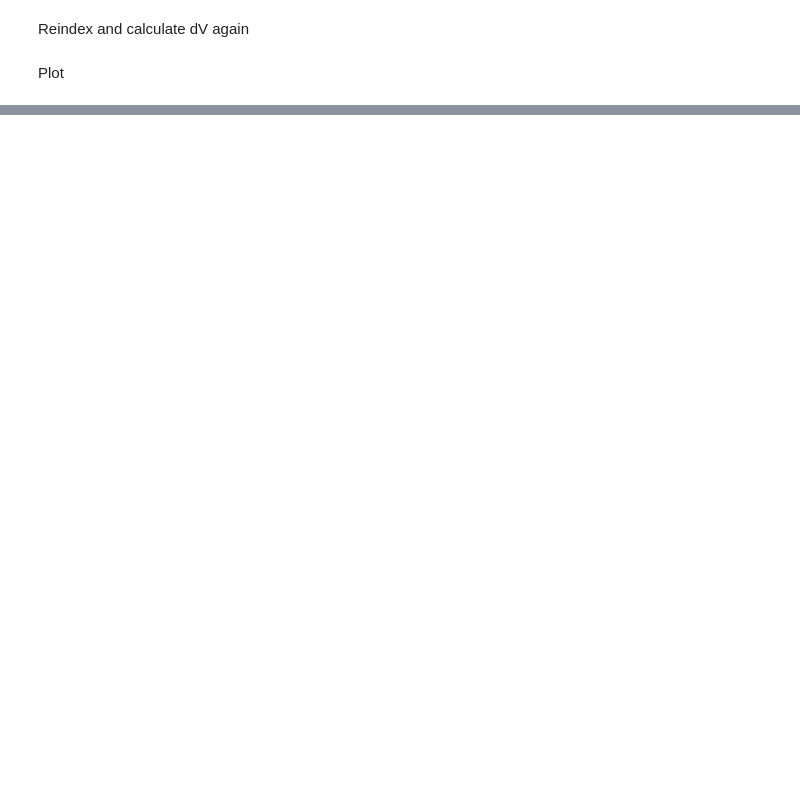
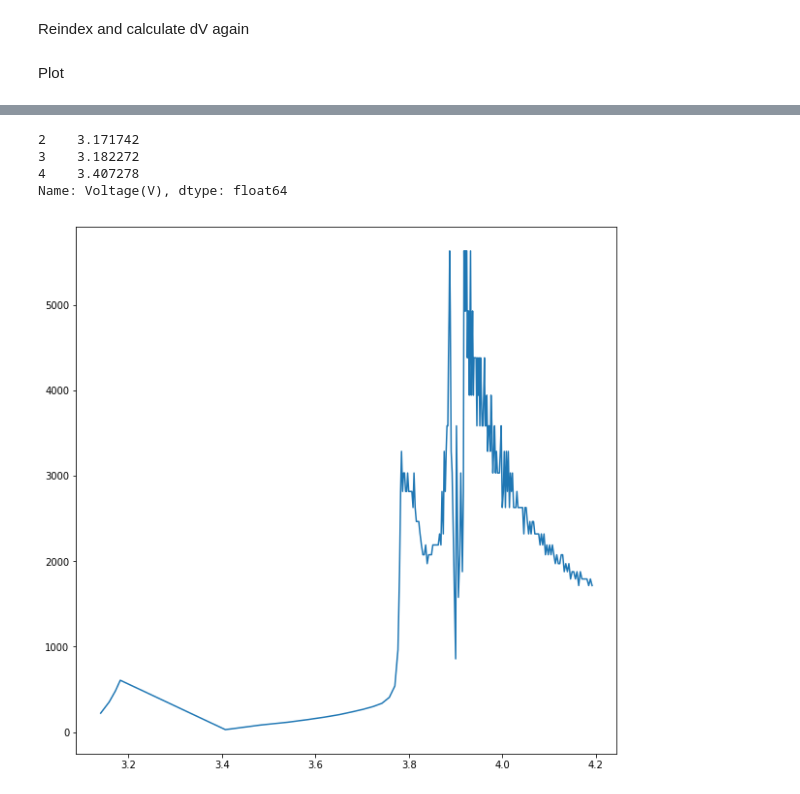
Before and after one commit to nicolet5/DiffCapAnalyzer, a Jupyter notebook: ourproject/CleanData.ipynb, the cells around one changed output, grey strips where cells are left out. Drawn from its saved outputs; the diff is of its cells as text; code cells hidden in the pictures; blank space fills up the shorter version.

```diff
--- a/ourproject/CleanData.ipynb
+++ b/ourproject/CleanData.ipynb
@@ -154,0 +217,3 @@ for i in range(1, data1['Cycle_Index'].max() + 1):
+# %%
+df1_r = df1.reset_index(drop=True)
+df1_r.head()
@@ -154,0 +228,13 @@ for i in range(1, data1['Cycle_Index'].max() + 1):
+# %%
+df1_r.loc[2:4, 'Voltage(V)']
+# %% [output]
+2    3.171742
+3    3.182272
+4    3.407278
+Name: Voltage(V), dtype: float64
+# %%
+fig = plt.figure(figsize=(10, 10), facecolor='w', edgecolor='k')
+plt_r = range(190)
+myplot = plt.plot(df1_r.loc[plt_r,'Voltage(V)'], df1_r.loc[plt_r, 'Discharge_Capacity(Ah)']/df1_r.loc[plt_r, 'dV'])
+# %% [output]
+[figure, added]
```
Also changed, not shown: parts of 19 cells of this notebook.
